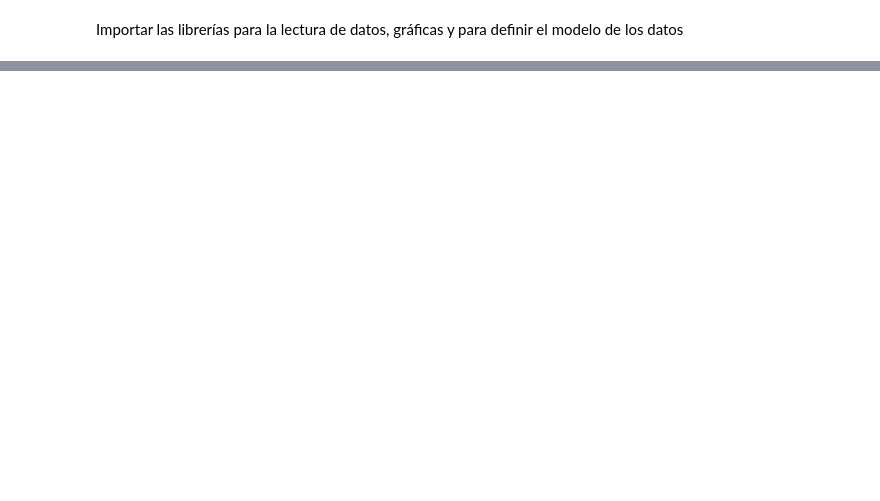
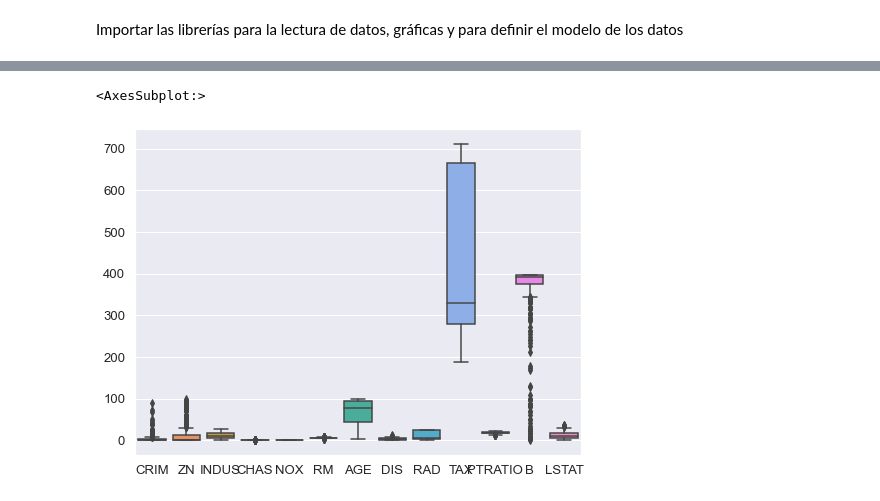
Before and after one commit to DiplomadoAI-DL-UNAL2021/samuelmesa, a Jupyter notebook: taller03_regresion_clasificacion/parte2_inmobiliario.ipynb, the cells around one changed output, grey strips where cells are left out. Cells and saved outputs as stored; diff of their text form; code cells hidden in the pictures; blank space fills up the shorter version.

```diff
--- a/taller03_regresion_clasificacion/parte2_inmobiliario.ipynb
+++ b/taller03_regresion_clasificacion/parte2_inmobiliario.ipynb
@@ -14,0 +51,7 @@ df = pd.DataFrame(boston_dataset.data, columns=boston_dataset.feature_names)
+# %%
+#X = df.loc[:, df.columns != 'MEDV']
+#y = df.loc[:, df.columns == 'MEDV']
+
+boston_dataset = load_boston()
+df_X = pd.DataFrame(boston_dataset.data, columns=boston_dataset.feature_names)
+df_y = pd.Series(boston_dataset.target)
@@ -14,0 +112,6 @@ df = pd.DataFrame(boston_dataset.data, columns=boston_dataset.feature_names)
+# %%
+fig = plt.subplots(figsize=(8, 6))
+sns.boxplot(data=df_X)
+# %% [output]
+<AxesSubplot:>
+[figure, added]
```
Also changed, not shown: parts of 35 cells of this notebook, 9 other files.
